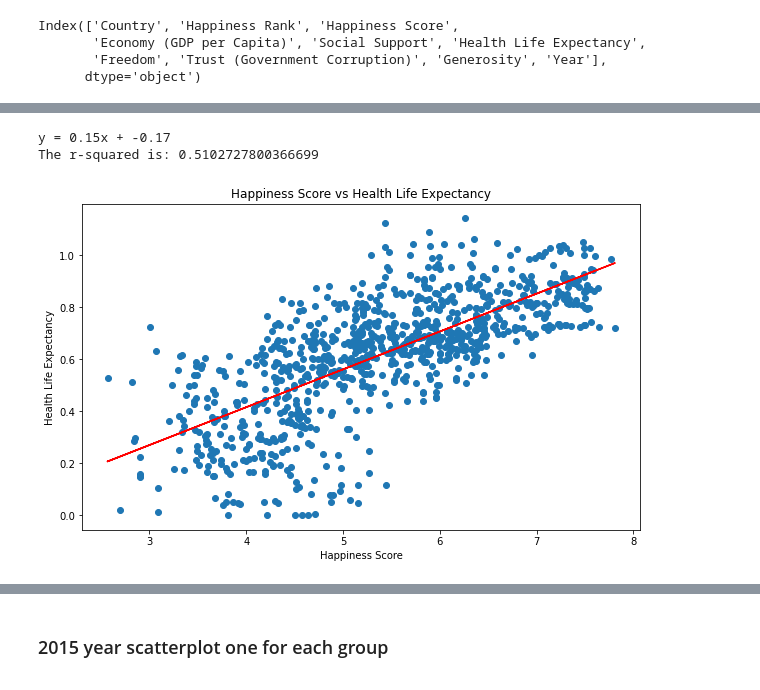
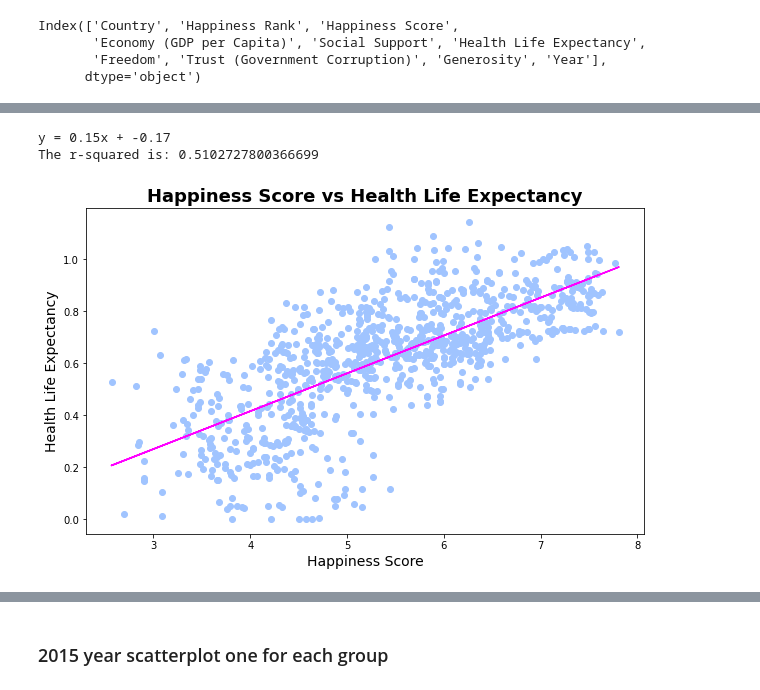
Before and after one commit to alexarnold630/Happiness_Index_Investigation, a Jupyter notebook: Happiness/Regressions.ipynb, the cells around one changed output, grey strips where cells are left out. Saved outputs shown, nothing was run; the diff lists cells and outputs as text; code cells hidden in the pictures.

```diff
--- a/Happiness/Regressions.ipynb
+++ b/Happiness/Regressions.ipynb
@@ -134,27 +149,28 @@ Warnings:
 # %%
 #all year Life Expectancy
 x_value = df["Happiness Score"]
 y_value = df["Health Life Expectancy"]
 
 (slope, intercept, rvalue, pvalue, stderr) = sts.linregress(x_value, y_value)
 regress_values = x_value * slope + intercept
 line_eq = "y = " + str(round(slope,2)) + "x + " + str(round(intercept,2))
 print(line_eq)
 
 
 plt.figure(figsize=(10,6))
-plt.scatter(x_value, y_value)
-plt.plot(x_value,regress_values,"r-")
+plt.scatter(x_value, y_value, color="#A0C4FF")
+plt.plot(x_value,regress_values,"r-", color="fuchsia", alpha= 1)
 # plt.annotate(line_eq,(2011,550),fontsize=15,color="red")
-plt.title("Happiness Score vs Health Life Expectancy")
-plt.xlabel("Happiness Score")
-plt.ylabel("Health Life Expectancy")
+plt.title("Happiness Score vs Health Life Expectancy", fontsize=18, fontweight="bold", fontname = "DejaVu Sans")
+plt.xlabel("Happiness Score", fontsize=14, fontname="DejaVu Sans")
+plt.ylabel("Health Life Expectancy", fontsize=14, fontname="DejaVu Sans")
 print(f"The r-squared is: {rvalue**2}")
+plt.savefig("Images/Regressions/Happiness vs Health.png")
 plt.show()
 # %% [output]
 y = 0.15x + -0.17
 The r-squared is: 0.5102727800366699
-[figure, old version]
+[figure, new version]
 # %%
 # STATSMODELS Life Expectancy All year
 X = sm.add_constant(x_value)
```
Also changed, not shown: parts of 94 cells of this notebook, 56 other files.
